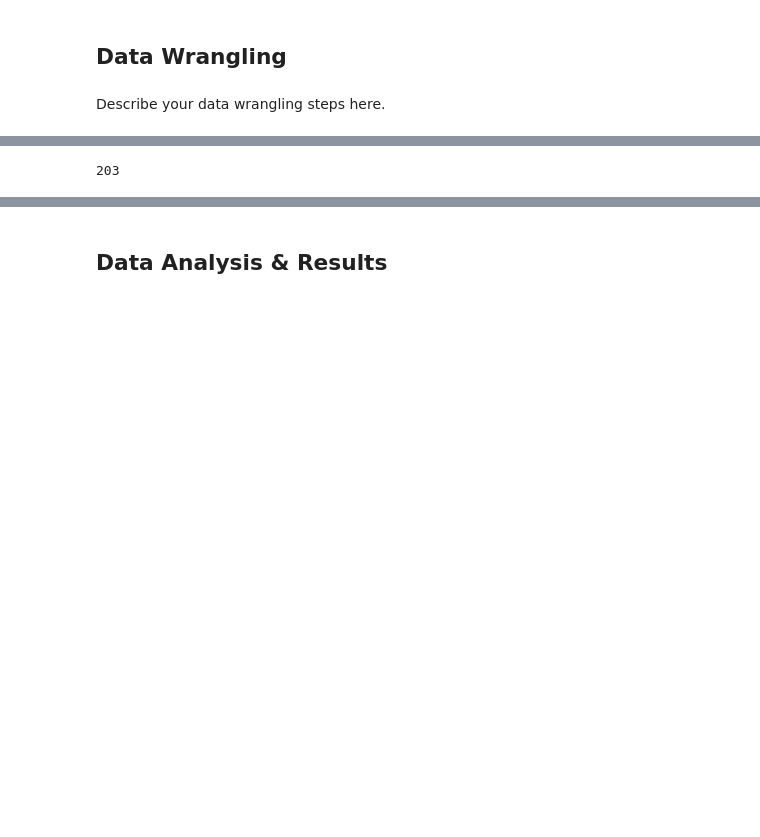
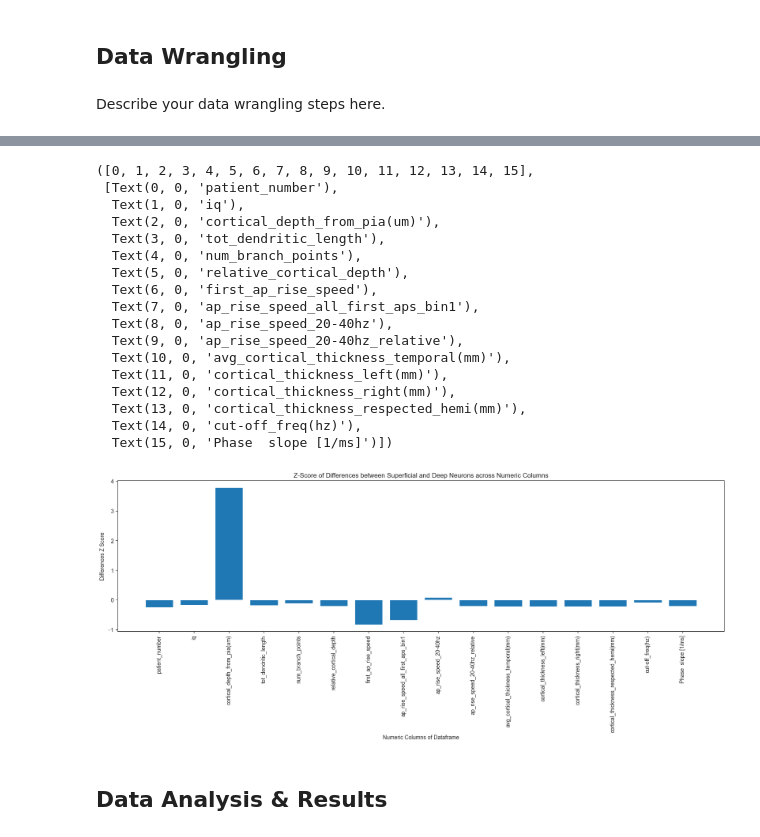
Before and after one commit to earanda4/Cell_Types_Project, a Jupyter notebook: Cell_Types_Project_Draft.ipynb, the cells around one changed output, grey strips where cells are left out. Drawn from its saved outputs; the diff is of its cells as text; code cells hidden in the pictures; blank space fills up the shorter version.

```diff
--- a/Cell_Types_Project_Draft.ipynb
+++ b/Cell_Types_Project_Draft.ipynb
@@ -102,8 +103,4 @@ df.head()
 # renaming columns, for standardization and to remove quotation marks from column name
 df.rename(columns={"'IQ'": 'iq', "Cell id": 'cell_id', 'Patient number': 'patient_number', "'Cortical depth of the cell from pia, um'": 'cortical_depth_from_pia(um)', "'TDL, mm'": 'tot_dendritic_length'}, inplace=True)
 df.rename(columns={"'Number of branch points'":'num_branch_points', "'Relative cortical depth'":'relative_cortical_depth', 'First AP rise speed': 'first_ap_rise_speed', "'APriseSpeed All First APs bin1'": 'ap_rise_speed_all_first_aps_bin1',"'APriseSpeed 20-40 Hz'": 'ap_rise_speed_20-40hz', "'APriseSpeed 20-40 Hz relative values'":'ap_rise_speed_20-40hz_relative', "'Average cortical thickness temporal lobe, mm'":'avg_cortical_thickness_temporal(mm)', "'Cortical Thickness Left, mm'":'cortical_thickness_left(mm)',"'Cortical Thickness Right, mm'":'cortical_thickness_right(mm)', "'Cortical Thickness resected hemisphere, mm'":'cortical_thickness_respected_hemi(mm)', 'Cut-off frequency [Hz]':'cut-off_freq(hz)', 'Phase slope [1/ms]':'phase_slope(1/ms)'}, inplace=True)
-len(df['cell_id'].unique())
-len(df)
-# %% [output]
-203
 # %%
@@ -122,6 +120,51 @@ df.head()
 | 4 | 2.0 | P002_Cell01M | 78.0 | 616.0 | 14.36 | 55.0 | ... |
 # %%
 df.to_csv('dryad_fixed.csv')
+# %%
+# We used this diff_zscore function from the DataHub notebooks to find any differences between superficial cortical neurons and deep cortical neurons.
+
+# We defined superficial neurons as those with a relative cortical depth of less than .39,
+superficial_df = df[df['relative_cortical_depth'] < .39]
+
+# We defined deep neurons as those with a relative cortical depth of greater than or equal to .39
+deep_df = df[df['relative_cortical_depth'] >= .39]
+
+
+
+# Set up the figure
+fig,ax = plt.subplots(figsize=(20,5))
+
+differences = []
+for i in df.columns:
+    if i in num_columns:
+        superficial_df_mean = superficial_df[i].mean()
+        deep_df_mean = deep_df[i].mean()
+        differences.append(deep_df_mean-superficial_df_mean)
+diff_zscore = stats.zscore(differences)
+plt.bar(num_columns, diff_zscore)
+plt.xlabel('Numeric Columns of Dataframe')
+plt.ylabel('Differences Z Score')
+plt.title('Z-Score of Differences between Superficial and Deep Neurons across Numeric Columns')
+plt.xticks(rotation=90)
+# %% [output]
+([0, 1, 2, 3, 4, 5, 6, 7, 8, 9, 10, 11, 12, 13, 14, 15],
+ [Text(0, 0, 'patient_number'),
+  Text(1, 0, 'iq'),
+  Text(2, 0, 'cortical_depth_from_pia(um)'),
+  Text(3, 0, 'tot_dendritic_length'),
+  Text(4, 0, 'num_branch_points'),
+  Text(5, 0, 'relative_cortical_depth'),
+  Text(6, 0, 'first_ap_rise_speed'),
+  Text(7, 0, 'ap_rise_speed_all_first_aps_bin1'),
+  Text(8, 0, 'ap_rise_speed_20-40hz'),
+  Text(9, 0, 'ap_rise_speed_20-40hz_relative'),
+  Text(10, 0, 'avg_cortical_thickness_temporal(mm)'),
+  Text(11, 0, 'cortical_thickness_left(mm)'),
+  Text(12, 0, 'cortical_thickness_right(mm)'),
+  Text(13, 0, 'cortical_thickness_respected_hemi(mm)'),
+  Text(14, 0, 'cut-off_freq(hz)'),
+  Text(15, 0, 'Phase  slope [1/ms]')])
+[figure, added]
 # %% [markdown]
 ## Data Analysis & Results
 # %% [markdown]
```
Also changed, not shown: parts of 17 cells of this notebook.
